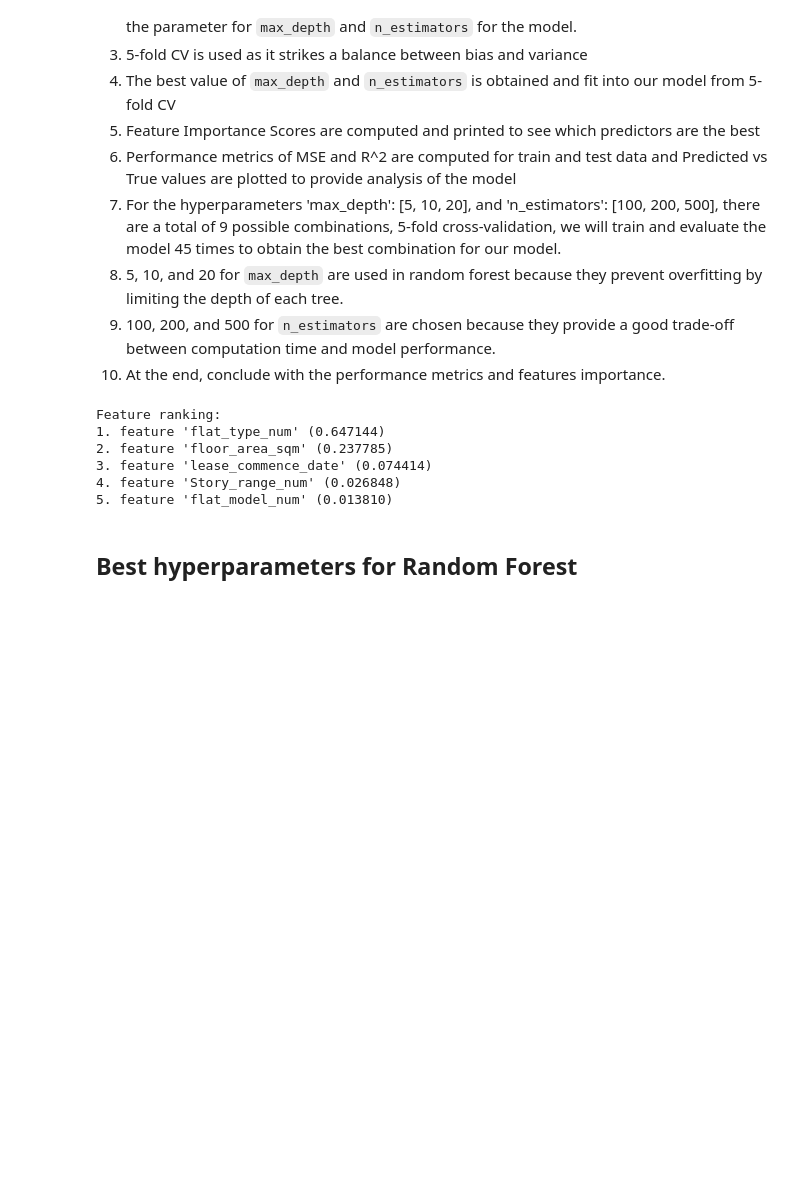
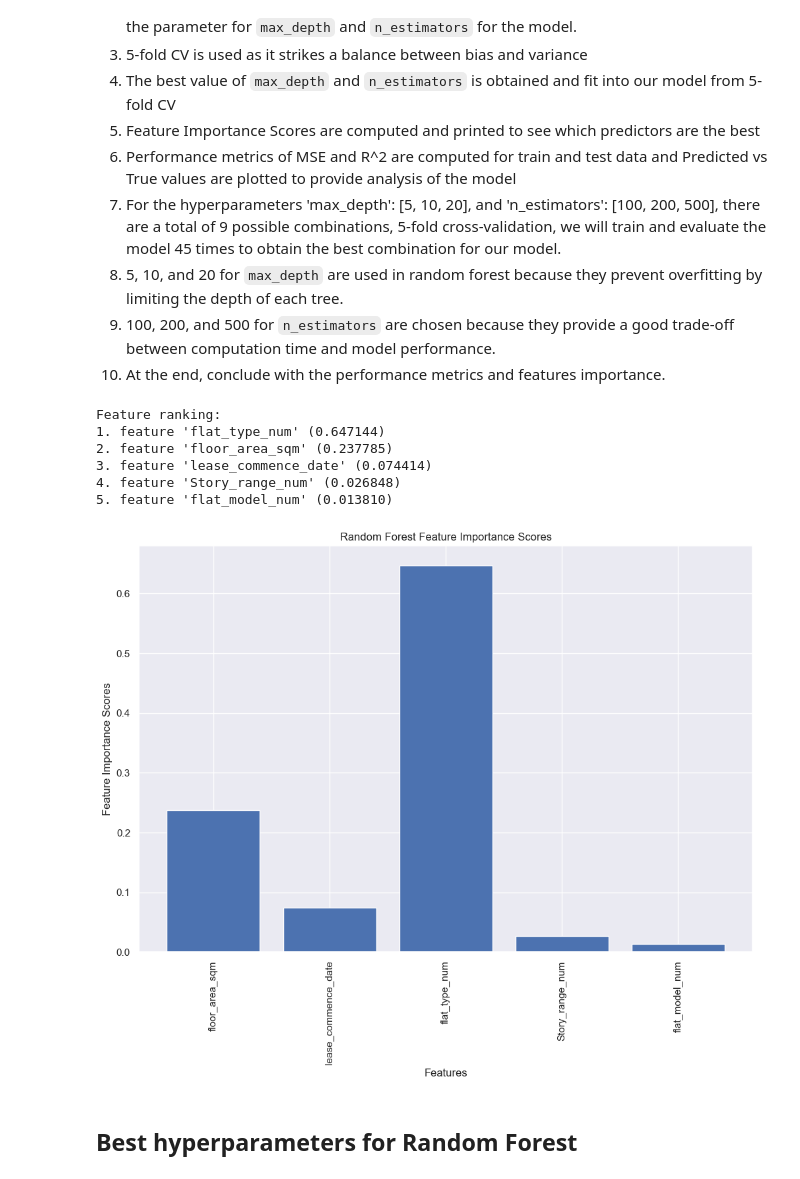
Before and after one commit to shunpingong/SC1015-Project, a Jupyter notebook: Gradient Boosting and Lasso Regression and Random Forest.ipynb, the cells around one changed output. Saved outputs shown, nothing was run; the diff lists cells and outputs as text; code cells hidden in the pictures; blank space fills up the shorter version.

```diff
--- a/Gradient Boosting and Lasso Regression and Random Forest.ipynb
+++ b/Gradient Boosting and Lasso Regression and Random Forest.ipynb
@@ -423,6 +423,17 @@ Feature ranking:
 3. feature 'lease_commence_date' (0.074414)
 4. feature 'Story_range_num' (0.026848)
 5. feature 'flat_model_num' (0.013810)
+# %%
+# Create a bar plot of the feature importance scores
+plt.figure(figsize=(12,8))
+plt.bar(range(len(importances)), importances)
+plt.xticks(range(len(importances)), X.columns, rotation=90)
+plt.xlabel('Features')
+plt.ylabel('Feature Importance Scores')
+plt.title('Random Forest Feature Importance Scores')
+plt.show()
+# %% [output]
+[figure, added]
 # %% [markdown]
 ## Best hyperparameters for Random Forest
 # %%
```
Also changed, not shown: 2 other files.
